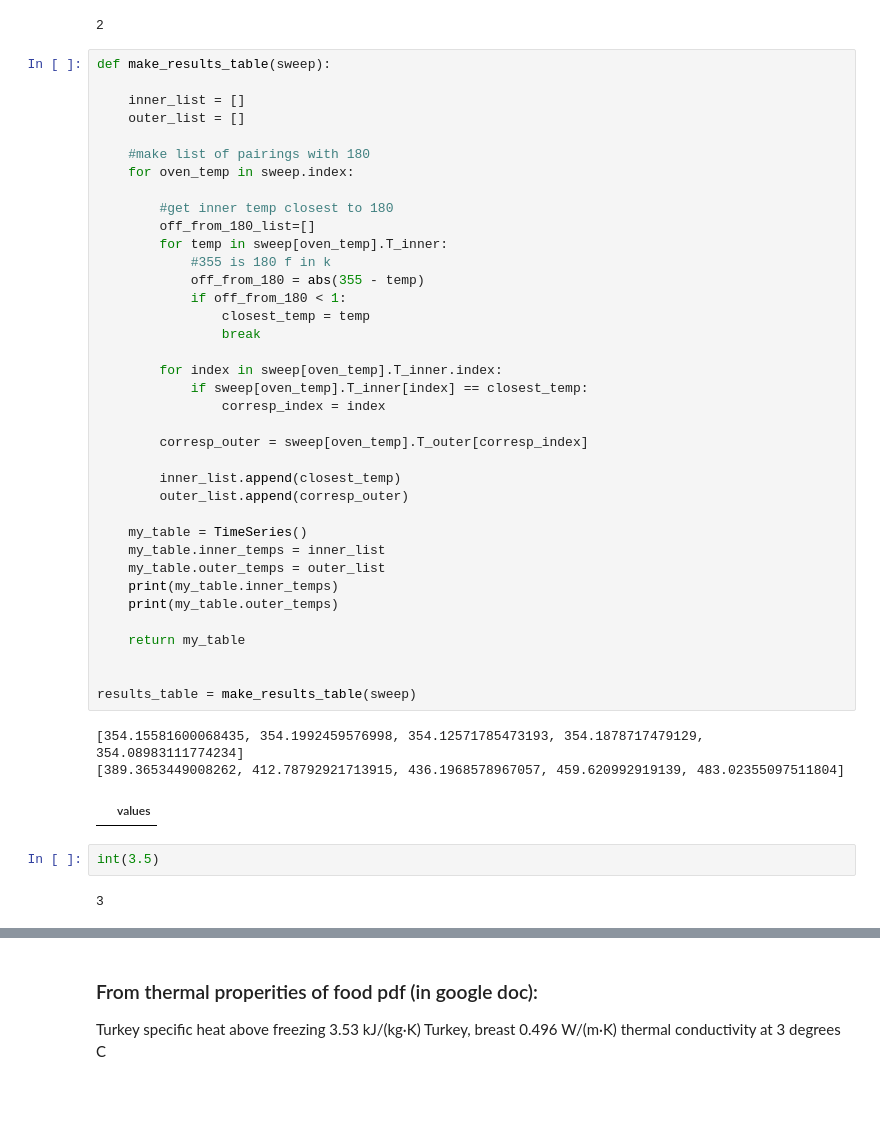
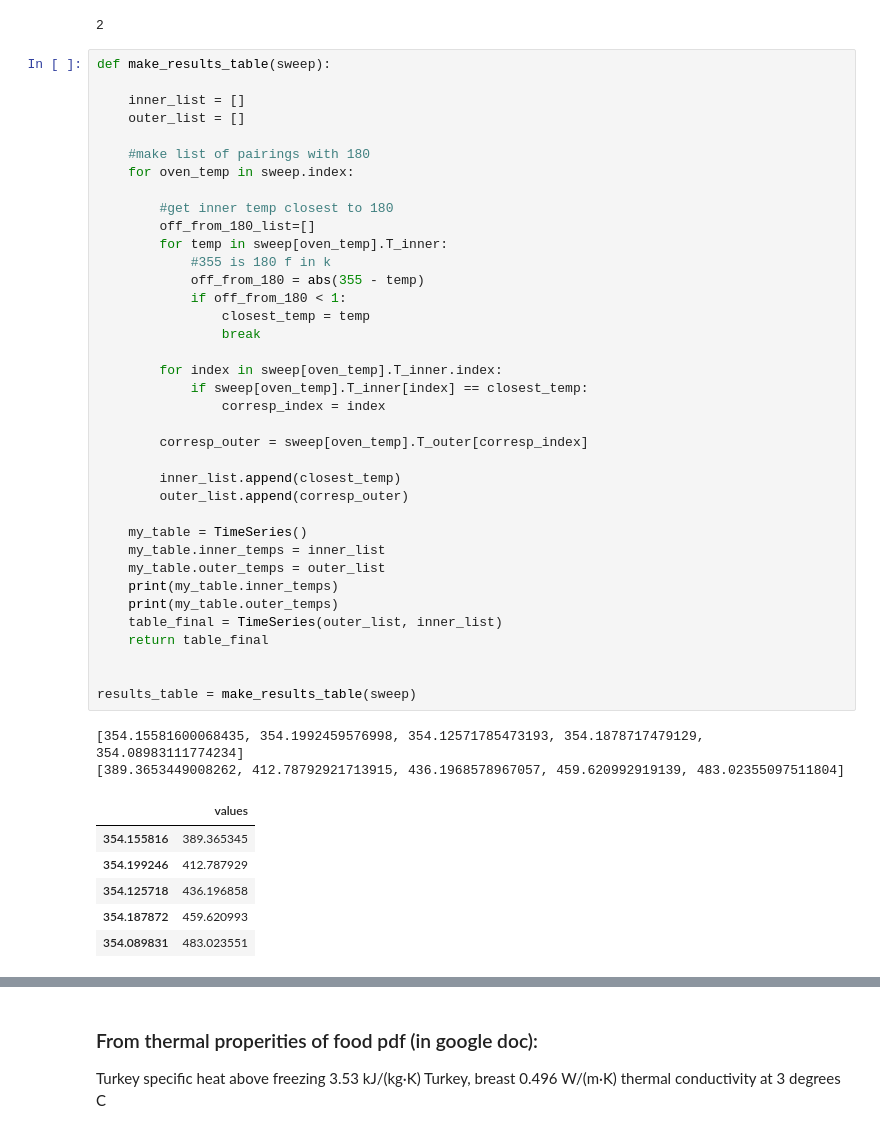
Before and after one commit to MellieZito/Project-2, a Jupyter notebook: code/Turkey.ipynb, the cells around one changed output, grey strips where cells are left out. Cells and saved outputs as stored; diff of their text form; blank space fills up the shorter version.

Commit message:
formatted table better, updated to do list, documentation

```diff
--- a/code/Turkey.ipynb
+++ b/code/Turkey.ipynb
@@ -286,36 +289,37 @@ def make_results_table(sweep):
         #get inner temp closest to 180
         off_from_180_list=[]
         for temp in sweep[oven_temp].T_inner:
             #355 is 180 f in k
             off_from_180 = abs(355 - temp)
             if off_from_180 < 1:
                 closest_temp = temp
                 break
 
         for index in sweep[oven_temp].T_inner.index:
             if sweep[oven_temp].T_inner[index] == closest_temp:
                 corresp_index = index
 
         corresp_outer = sweep[oven_temp].T_outer[corresp_index]
 
         inner_list.append(closest_temp)
         outer_list.append(corresp_outer)
 
     my_table = TimeSeries()
     my_table.inner_temps = inner_list
     my_table.outer_temps = outer_list
     print(my_table.inner_temps)
     print(my_table.outer_temps)
-
-    return my_table
+    table_final = TimeSeries(outer_list, inner_list)
+    return table_final
 
 
 results_table = make_results_table(sweep)
 # %% [output]
 [354.15581600068435, 354.1992459576998, 354.12571785473193, 354.1878717479129, 354.08983111774234]
 [389.3653449008262, 412.78792921713915, 436.1968578967057, 459.620992919139, 483.02355097511804]
 |  | values |
+| 354.155816 | 389.365345 |
+| 354.199246 | 412.787929 |
+| 354.125718 | 436.196858 |
+| 354.187872 | 459.620993 |
+| 354.089831 | 483.023551 |
-# %%
-int(3.5)
-# %% [output]
-3
```
Also changed, not shown: parts of 8 cells of this notebook.
